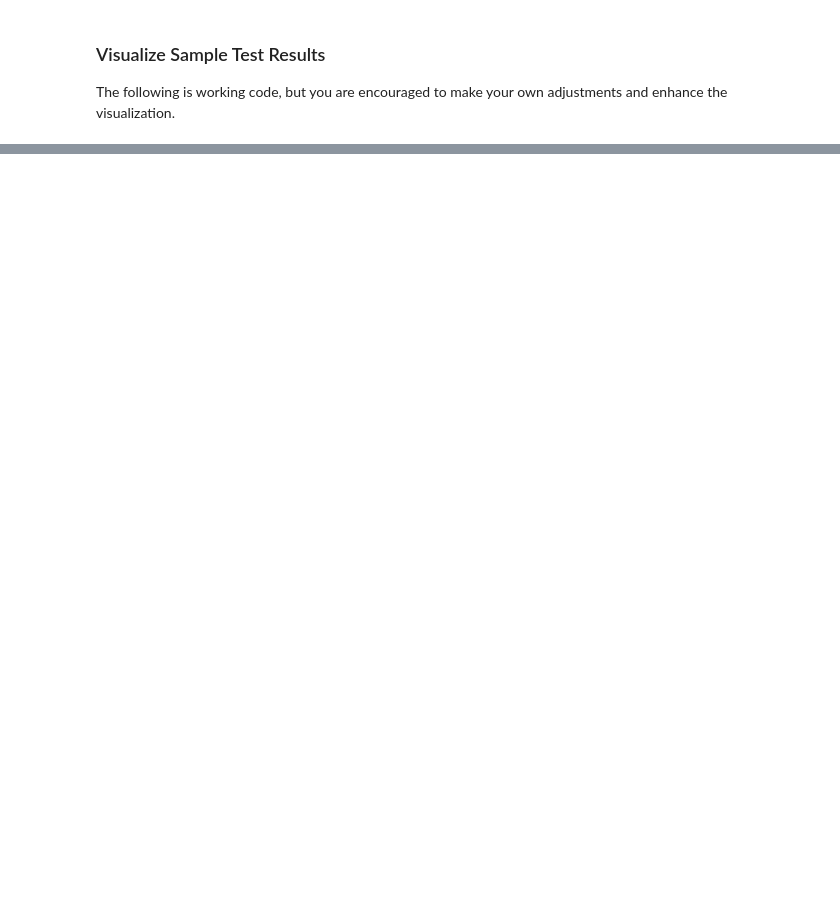
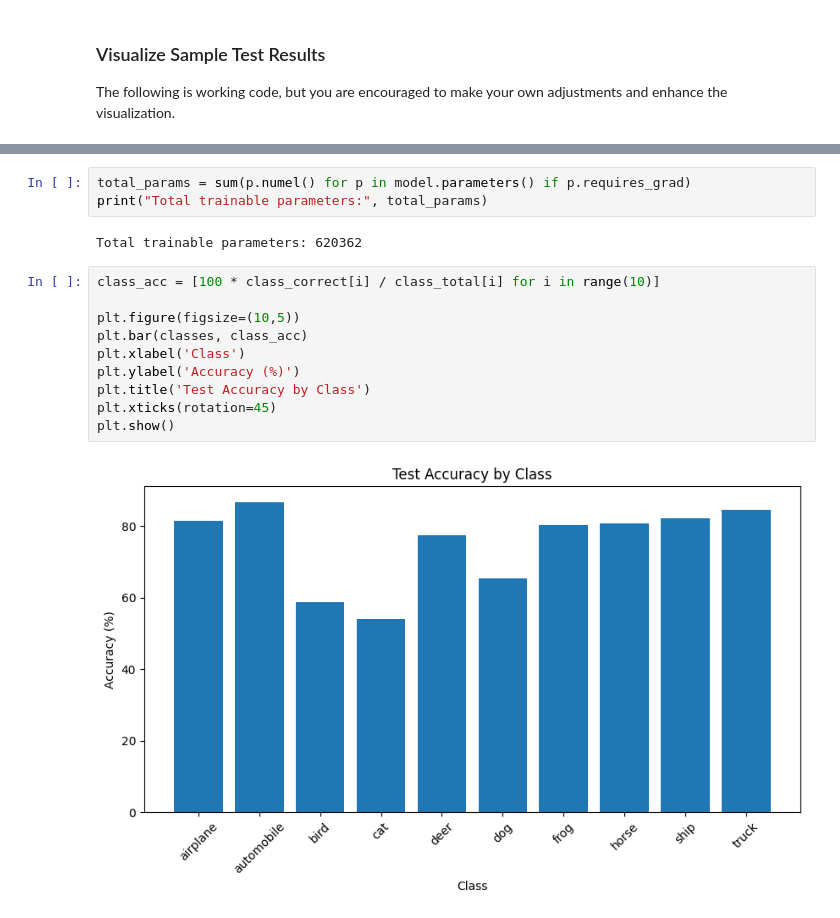
Before and after one commit to juliareinhart/CSCI611_Spring26_Julia_Reinhart, a Jupyter notebook: Assignment_2/build_cnn/build_cnn.ipynb, the cells around one changed output, grey strips where cells are left out. Drawn from its saved outputs; the diff is of its cells as text; blank space fills up the shorter version.

Commit message:
added bar chart for test data per class

```diff
--- a/Assignment_2/build_cnn/build_cnn.ipynb
+++ b/Assignment_2/build_cnn/build_cnn.ipynb
@@ -533,0 +533,17 @@ for idx in np.arange(20):
+# %%
+total_params = sum(p.numel() for p in model.parameters() if p.requires_grad)
+print("Total trainable parameters:", total_params)
+# %% [output]
+Total trainable parameters: 620362
+# %%
+class_acc = [100 * class_correct[i] / class_total[i] for i in range(10)]
+
+plt.figure(figsize=(10,5))
+plt.bar(classes, class_acc)
+plt.xlabel('Class')
+plt.ylabel('Accuracy (%)')
+plt.title('Test Accuracy by Class')
+plt.xticks(rotation=45)
+plt.show()
+# %% [output]
+[figure, added]
```
Also changed, not shown: parts of 8 cells of this notebook.
